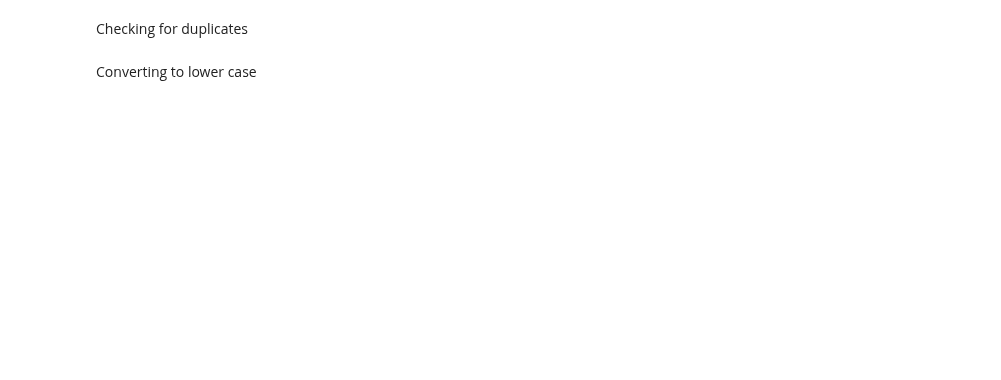
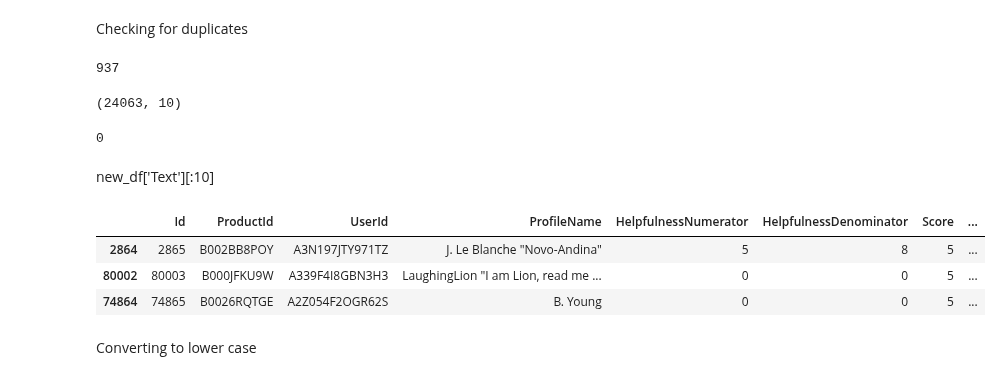
Before and after one commit to Angel-dash/Abstractive-Text-Summarization, a Jupyter notebook: DL.ipynb, the cells around one changed output. Cells and saved outputs as stored; diff of their text form; code cells hidden in the pictures; blank space fills up the shorter version.

```diff
--- a/DL.ipynb
+++ b/DL.ipynb
@@ -43,10 +41,10 @@ nltk.download('stopwords')
 [nltk_data]   Package stopwords is already up-to-date!
 True
 # %%
-data_train=pd.read_csv('/content/cnn_dailymail/train.csv')
+#data_train=pd.read_csv('/content/cnn_dailymail/train.csv')
 #data_test=pd.read_csv('/content/cnn_dailymail/test.csv')
 #data_validation=pd.read_csv('/content/cnn_dailymail/validation.csv')
-#data=pd.read_csv('/content/Reviews.csv',nrows=100000)
+data=pd.read_csv('/content/Reviews.csv',nrows=100000)
 # %% [markdown]
 Data preprocessing
 # %%
@@ -55,4 +53,4 @@ df = data_train
 # %%
-new_df=df.sample(5000)
+new_df=df.sample(25000)
 # %%
 new_df.head(3)
@@ -65,9 +82,17 @@ new_df.isna().sum()
 # %% [markdown]
 Checking for duplicates
 # %%
-new_df.duplicated(subset=['article','highlights']).sum()
+new_df.duplicated(subset=['Text']).sum()
+# %% [output]
+937
 # %%
-new_df=new_df.drop_duplicates(subset=['article','highlights'])
+
+new_df=new_df.drop_duplicates(subset=['Text'])
 new_df.shape
+# %% [output]
+(24063, 10)
 # %%
-new_df.duplicated(subset=['article','highlights']).sum()
+
+new_df.duplicated(subset=['Text']).sum()
+# %% [output]
+0
@@ -76,8 +99,15 @@ new_df['article'][:10]
+# %% [markdown]
+new_df['Text'][:10]
 # %%
-new_df['article'] = new_df['article'].str.lower()
-new_df['highlights'] = new_df['highlights'].str.lower()
+new_df['Text'] = new_df['Text'].str.lower()
+new_df['Summary'] = new_df['Summary'].str.lower()
 
 new_df.head(3)
+# %% [output]
+|  | Id | ProductId | UserId | ProfileName | HelpfulnessNumerator | HelpfulnessDenominator | Score | ... |
+| 2864 | 2865 | B002BB8POY | A3N197JTY971TZ | J. Le Blanche "Novo-Andina" | 5 | 8 | 5 | ... |
+| 80002 | 80003 | B000JFKU9W | A339F4I8GBN3H3 | LaughingLion "I am Lion, read me ... | 0 | 0 | 5 | ... |
+| 74864 | 74865 | B0026RQTGE | A2Z054F2OGR62S | B. Young | 0 | 0 | 5 | ... |
 # %% [markdown]
 Converting to lower case
 # %%
```
Also changed, not shown: parts of 40 cells of this notebook.
